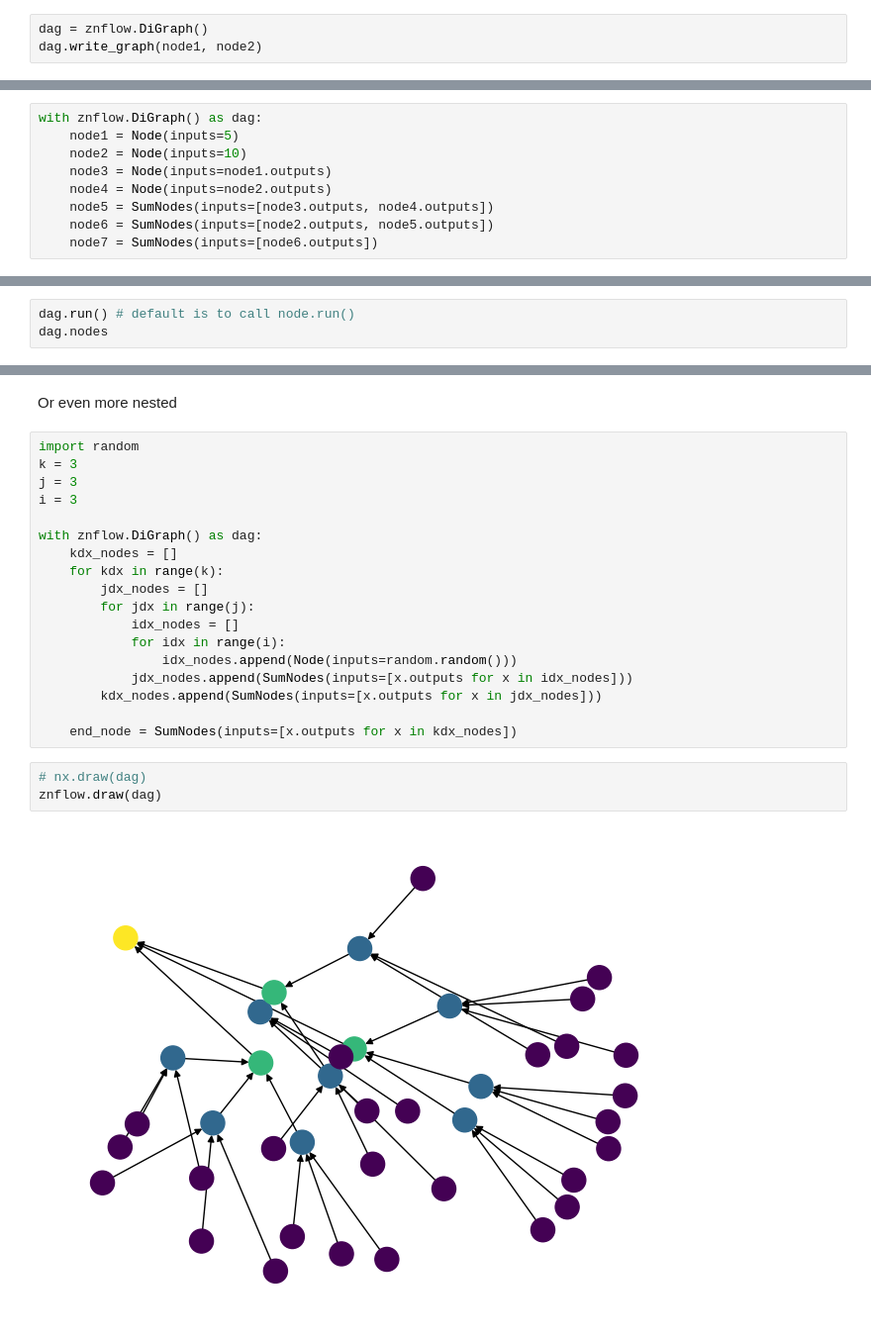
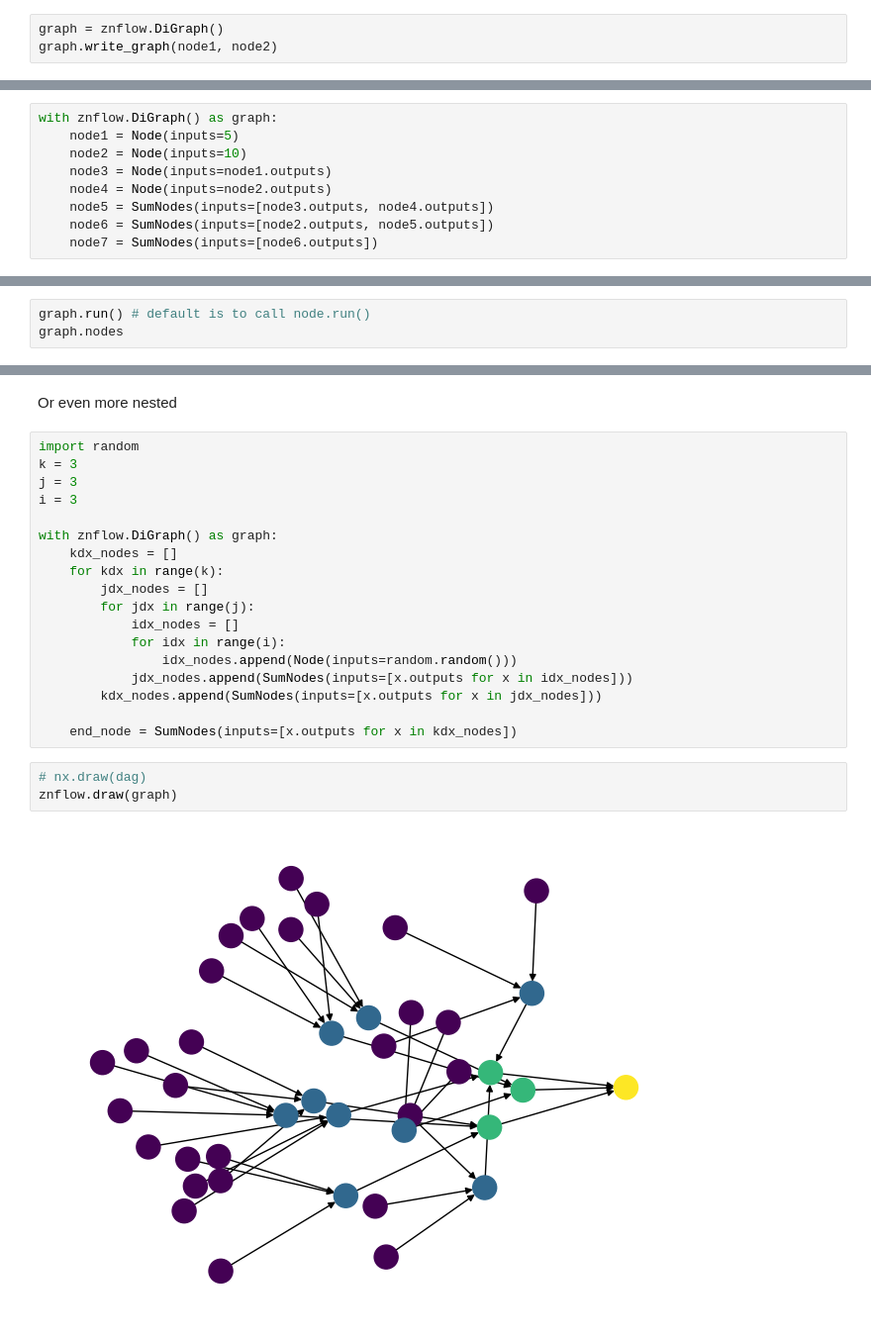
Before and after one commit to zincware/ZnFlow, a Jupyter notebook: tmp/example_01.ipynb, the cells around one changed output, grey strips where cells are left out. Shown: that part at 99% size. Cells and saved outputs as stored; diff of their text form.

Commit message:
rename `dag` to `graph`

```diff
--- a/tmp/example_01.ipynb
+++ b/tmp/example_01.ipynb
@@ -76,6 +61,6 @@ node1.outputs = None
 node1 @ "outputs" = NodeConnector(attribute='outputs', graph=<None>, node=Node(inputs=25, outputs=None))
 node2 = Node(inputs=NodeConnector(attribute='outputs', graph=<None>, node=Node(inputs=25, outputs=None)), outputs=None)
 # %%
-dag = znflow.DiGraph()
-dag.write_graph(node1, node2)
+graph = znflow.DiGraph()
+graph.write_graph(node1, node2)
 # %%
@@ -97,7 +82,7 @@ class SumNodes(znflow.Node):
     def run(self):
         self.outputs = sum(self.inputs)
 # %%
-with znflow.DiGraph() as dag:
+with znflow.DiGraph() as graph:
     node1 = Node(inputs=5)
     node2 = Node(inputs=10)
     node3 = Node(inputs=node1.outputs)
@@ -112,6 +97,6 @@ znflow.draw(dag)
 # %%
-dag.run() # default is to call node.run()
-dag.nodes
+graph.run() # default is to call node.run()
+graph.nodes
 # %% [output]
 NodeView((Node(inputs=5, outputs=10), Node(inputs=10, outputs=20), Node(inputs=10, outputs=20), Node(inputs=20, outputs=40), SumNodes(inputs=[20, 40], outputs=60), SumNodes(inputs=[20, 60], outputs=80 ...
 # %% [markdown]
@@ -122,7 +107,7 @@ k = 3
 j = 3
 i = 3
 
-with znflow.DiGraph() as dag:
+with znflow.DiGraph() as graph:
     kdx_nodes = []
     for kdx in range(k):
         jdx_nodes = []
@@ -136,7 +121,7 @@ with znflow.DiGraph() as dag:
     end_node = SumNodes(inputs=[x.outputs for x in kdx_nodes])
 # %%
 # nx.draw(dag)
-znflow.draw(dag)
+znflow.draw(graph)
 # %% [output]
-[figure, old version]
+[figure, new version]
 # %%
```
Also changed, not shown: parts of 7 cells of this notebook, 12 other files.
